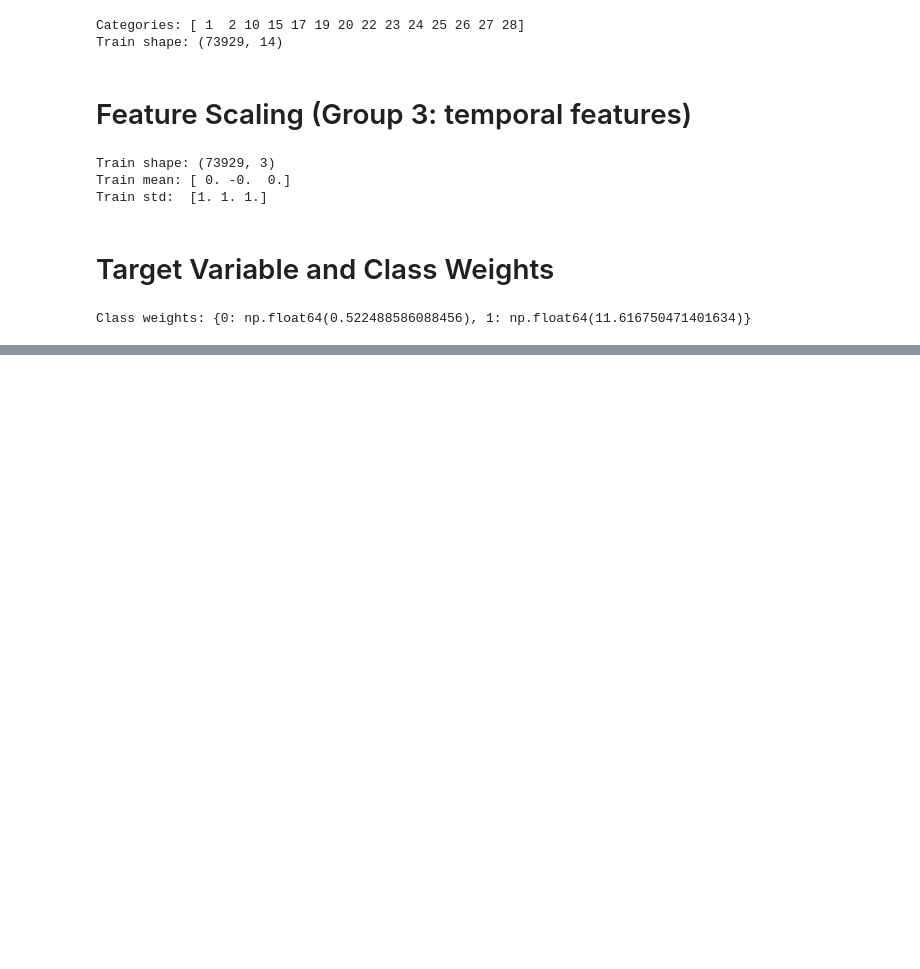
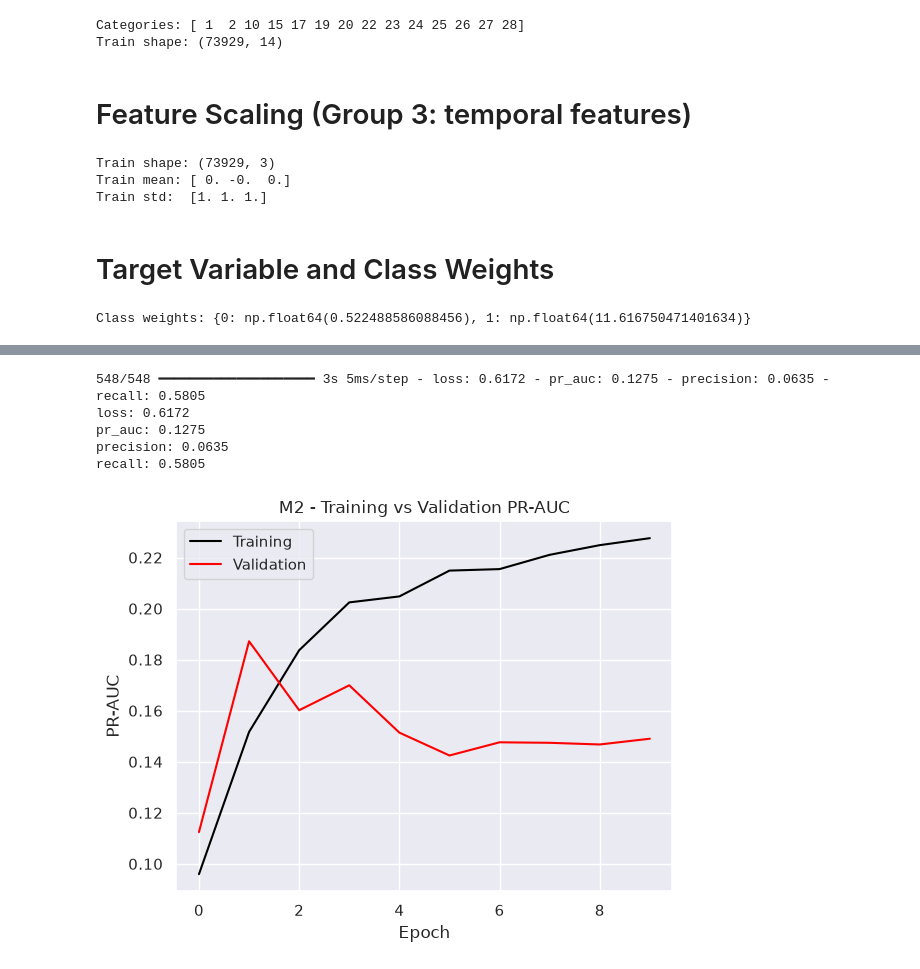
Before and after one commit to fundaBa/IntegratedCA1, a Jupyter notebook: Advanced Data Analysis.ipynb, the cells around one changed output, grey strips where cells are left out. Drawn from its saved outputs; the diff is of its cells as text; code cells hidden in the pictures; blank space fills up the shorter version.

```diff
--- a/Advanced Data Analysis.ipynb
+++ b/Advanced Data Analysis.ipynb
@@ -386,0 +583,20 @@ Class weights: {0: np.float64(0.522488586088456), 1: np.float64(11.6167504714016
+# %%
+from tensorflow.keras.models import Model
+from tensorflow.keras.layers import Concatenate
+
+# input 1: video text
+video_input = Input(shape=(VIDEO_MAX_LEN,), name='video_text')
+x = Embedding(input_dim=VOCAB_SIZE, output_dim=32)(video_input)
+x = GlobalAveragePooling1D()(x)
+
+# input 2: category (one-hot)
+category_input = Input(shape=(X_train_cat.shape[1],), name='category')
+
+# combine both inputs
+merged = Concatenate()([x, category_input])
+merged = Dropout(0.5)(merged)
+merged = Dense(16, activation='relu')(merged)
+output = Dense(1, activation='sigmoid')(merged)
+
+model_m2 = Model(inputs=[video_input, category_input], outputs=output)
+model_m2.summary()
@@ -386,0 +627,5 @@ Class weights: {0: np.float64(0.522488586088456), 1: np.float64(11.6167504714016
+# %%
+model_m2.compile(loss='binary_crossentropy', optimizer='adam',
+                 metrics=[tf.keras.metrics.AUC(curve='PR', name='pr_auc'),
+                          tf.keras.metrics.Precision(name='precision'),
+                          tf.keras.metrics.Recall(name='recall')])
@@ -386,0 +634,6 @@ Class weights: {0: np.float64(0.522488586088456), 1: np.float64(11.6167504714016
+# %%
+history_m2 = model_m2.fit([X_train_video, X_train_cat], y_train,
+                          validation_data=([X_val_video, X_val_cat], y_val),
+                          epochs=10, batch_size=256,
+                          class_weight=class_weight,
+                          verbose=2)
@@ -386,0 +663,20 @@ Class weights: {0: np.float64(0.522488586088456), 1: np.float64(11.6167504714016
+# %%
+scores = model_m2.evaluate([X_test_video, X_test_cat], y_test, return_dict=True)
+for name, value in scores.items():
+    print("%s: %.4f" % (name, value))
+# %% [output]
+548/548 ━━━━━━━━━━━━━━━━━━━━ 3s 5ms/step - loss: 0.6172 - pr_auc: 0.1275 - precision: 0.0635 - recall: 0.5805
+loss: 0.6172
+pr_auc: 0.1275
+precision: 0.0635
+recall: 0.5805
+# %%
+plt.plot(history_m2.history['pr_auc'], color="black", label="Training")
+plt.plot(history_m2.history['val_pr_auc'], color="red", label="Validation")
+plt.ylabel("PR-AUC")
+plt.xlabel("Epoch")
+plt.title("M2 - Training vs Validation PR-AUC")
+plt.legend()
+plt.show()
+# %% [output]
+[figure, added]
```
Also changed, not shown: parts of 30 cells of this notebook.
